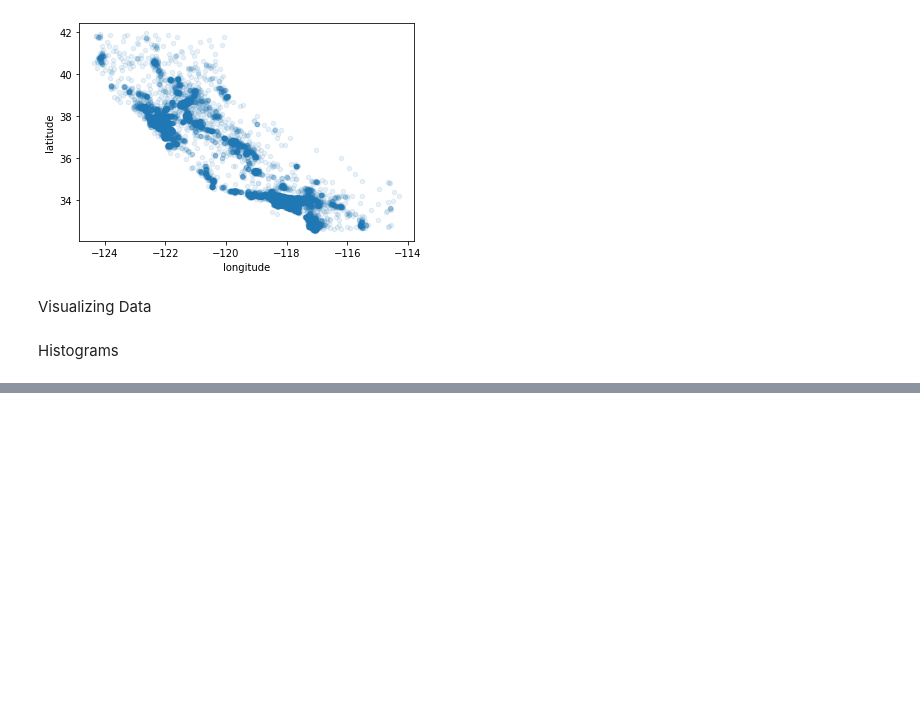
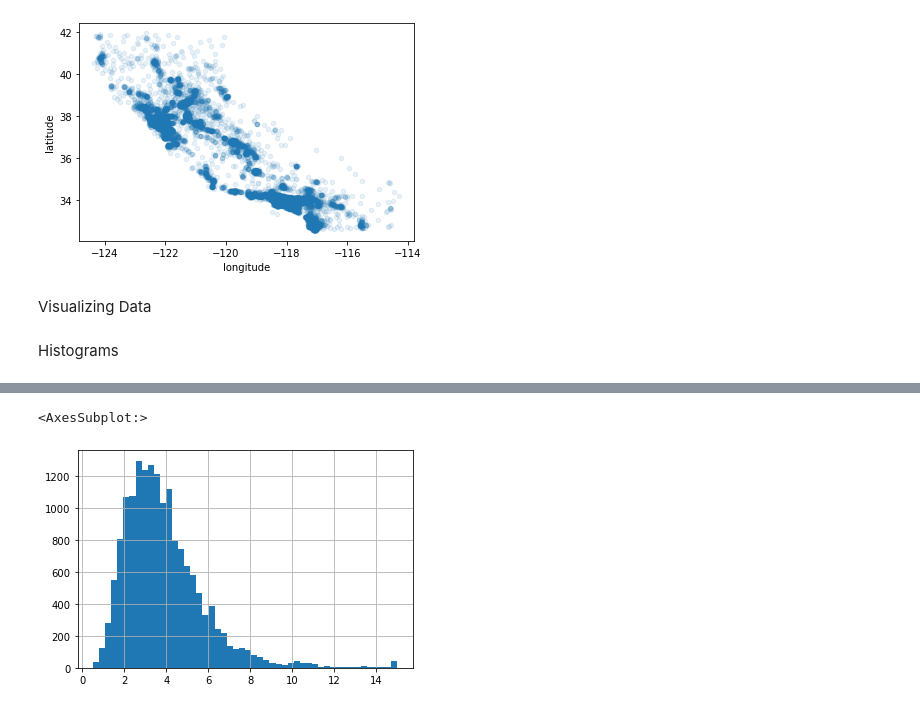
Before and after one commit to SarthakThakur0097/ML-Practice, a Jupyter notebook: Housing.ipynb, the cells around one changed output, grey strips where cells are left out. Saved outputs shown, nothing was run; the diff lists cells and outputs as text; code cells hidden in the pictures; blank space fills up the shorter version.

```diff
--- a/Housing.ipynb
+++ b/Housing.ipynb
@@ -250,0 +263,5 @@ housing.hist(bins=50, figsize=(2))
+# %%
+housing["median_income"].hist(bins=50)
+# %% [output]
+<AxesSubplot:>
+[figure, added]
```
Also changed, not shown: parts of 31 cells of this notebook.
